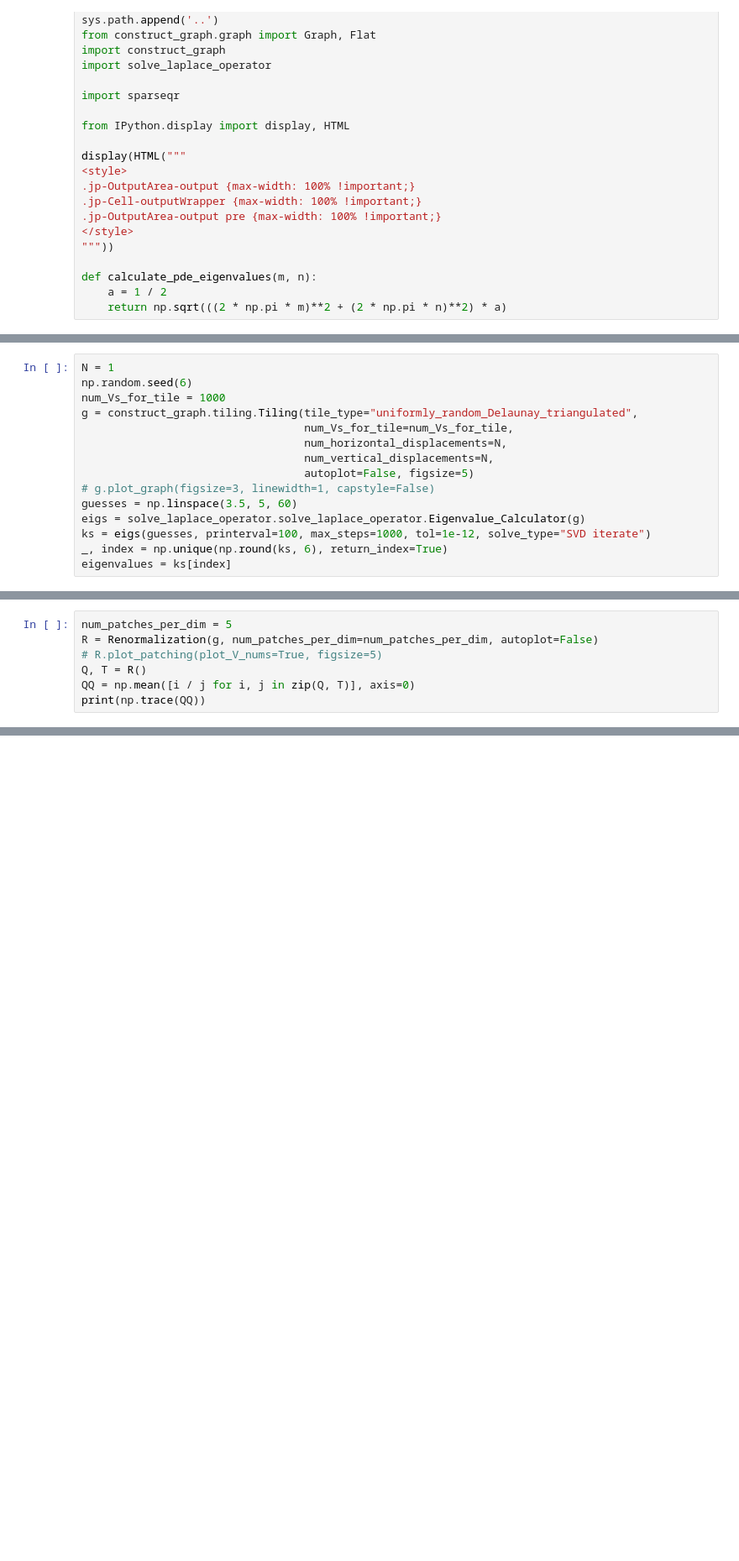
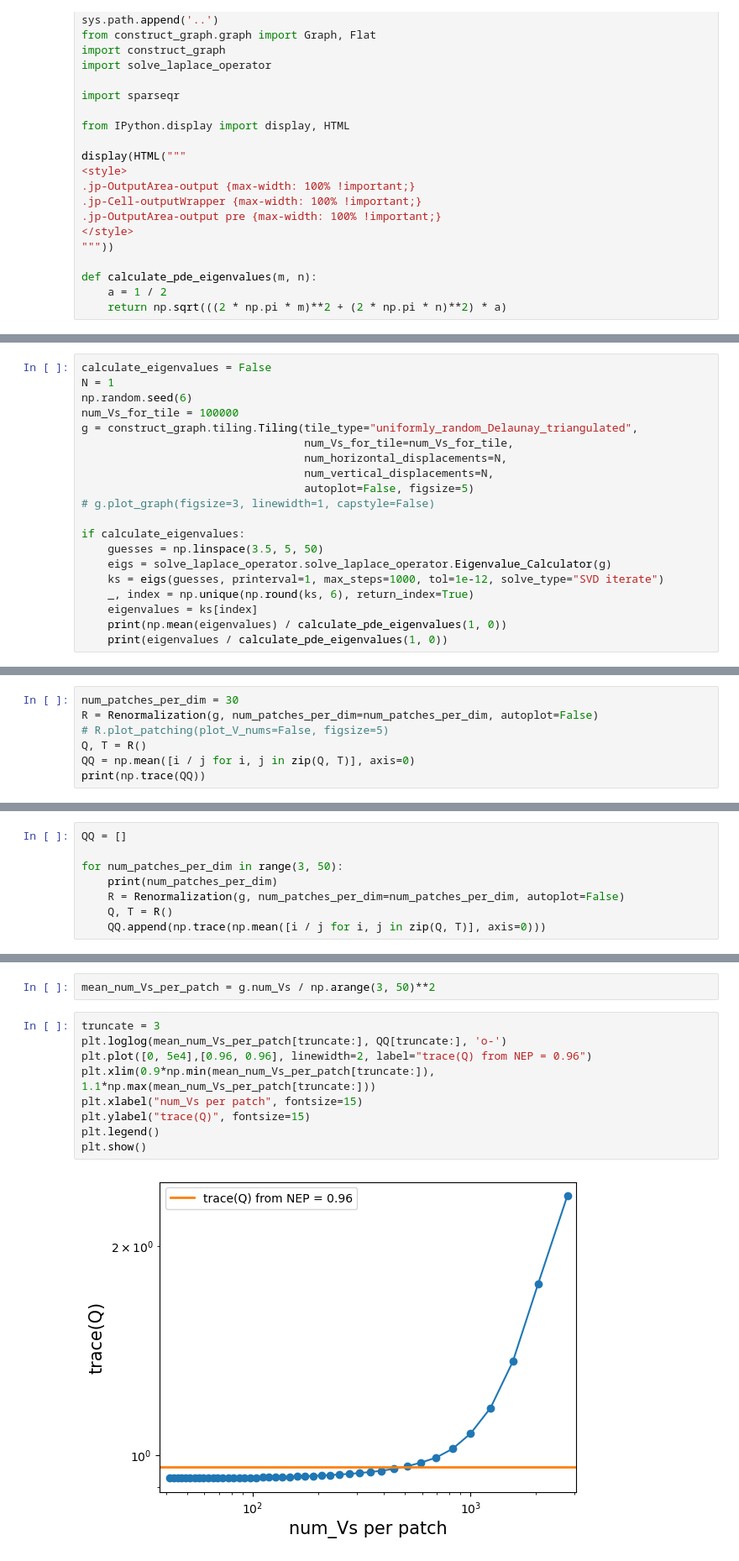
Before and after one commit to sidneyholden1/metric_graph, a Jupyter notebook: test_scripts/patching2.ipynb, the cells around one changed output, grey strips where cells are left out. Shown at 84% size. Drawn from its saved outputs; the diff is of its cells as text; blank space fills up the shorter version.

Commit message:
more patching code and Q data

```diff
--- a/test_scripts/patching2.ipynb
+++ b/test_scripts/patching2.ipynb
@@ -181,17 +193,22 @@ class Renormalization:
             return fig, ax
         plt.show()
 # %%
+calculate_eigenvalues = False
 N = 1
 np.random.seed(6)
-num_Vs_for_tile = 1000
+num_Vs_for_tile = 100000
 g = construct_graph.tiling.Tiling(tile_type="uniformly_random_Delaunay_triangulated",
                                   num_Vs_for_tile=num_Vs_for_tile,
                                   num_horizontal_displacements=N,
                                   num_vertical_displacements=N,
                                   autoplot=False, figsize=5)
 # g.plot_graph(figsize=3, linewidth=1, capstyle=False)
-guesses = np.linspace(3.5, 5, 60)
-eigs = solve_laplace_operator.solve_laplace_operator.Eigenvalue_Calculator(g)
-ks = eigs(guesses, printerval=100, max_steps=1000, tol=1e-12, solve_type="SVD iterate")
-_, index = np.unique(np.round(ks, 6), return_index=True)
-eigenvalues = ks[index]
+
+if calculate_eigenvalues:
+    guesses = np.linspace(3.5, 5, 50)
+    eigs = solve_laplace_operator.solve_laplace_operator.Eigenvalue_Calculator(g)
+    ks = eigs(guesses, printerval=1, max_steps=1000, tol=1e-12, solve_type="SVD iterate")
+    _, index = np.unique(np.round(ks, 6), return_index=True)
+    eigenvalues = ks[index]
+    print(np.mean(eigenvalues) / calculate_pde_eigenvalues(1, 0))
+    print(eigenvalues / calculate_pde_eigenvalues(1, 0))
@@ -222,7 +215,7 @@ print(eigenvalues / calculate_pde_eigenvalues(1, 0))
 # %%
-num_patches_per_dim = 5
+num_patches_per_dim = 30
 R = Renormalization(g, num_patches_per_dim=num_patches_per_dim, autoplot=False)
-# R.plot_patching(plot_V_nums=True, figsize=5)
+# R.plot_patching(plot_V_nums=False, figsize=5)
 Q, T = R()
 QQ = np.mean([i / j for i, j in zip(Q, T)], axis=0)
 print(np.trace(QQ))
@@ -230,0 +224,8 @@ print(np.trace(QQ))
+# %%
+QQ = []
+
+for num_patches_per_dim in range(3, 50):
+    print(num_patches_per_dim)
+    R = Renormalization(g, num_patches_per_dim=num_patches_per_dim, autoplot=False)
+    Q, T = R()
+    QQ.append(np.trace(np.mean([i / j for i, j in zip(Q, T)], axis=0)))
@@ -230,0 +250,13 @@ print(np.trace(QQ))
+# %%
+mean_num_Vs_per_patch = g.num_Vs / np.arange(3, 50)**2
+# %%
+truncate = 3
+plt.loglog(mean_num_Vs_per_patch[truncate:], QQ[truncate:], 'o-')
+plt.plot([0, 5e4],[0.96, 0.96], linewidth=2, label="trace(Q) from NEP = 0.96")
+plt.xlim(0.9*np.min(mean_num_Vs_per_patch[truncate:]), 1.1*np.max(mean_num_Vs_per_patch[truncate:]))
+plt.xlabel("num_Vs per patch", fontsize=15)
+plt.ylabel("trace(Q)", fontsize=15)
+plt.legend()
+plt.show()
+# %% [output]
+[figure, added]
```
Also changed, not shown: parts of 7 cells of this notebook, 1 other file.
